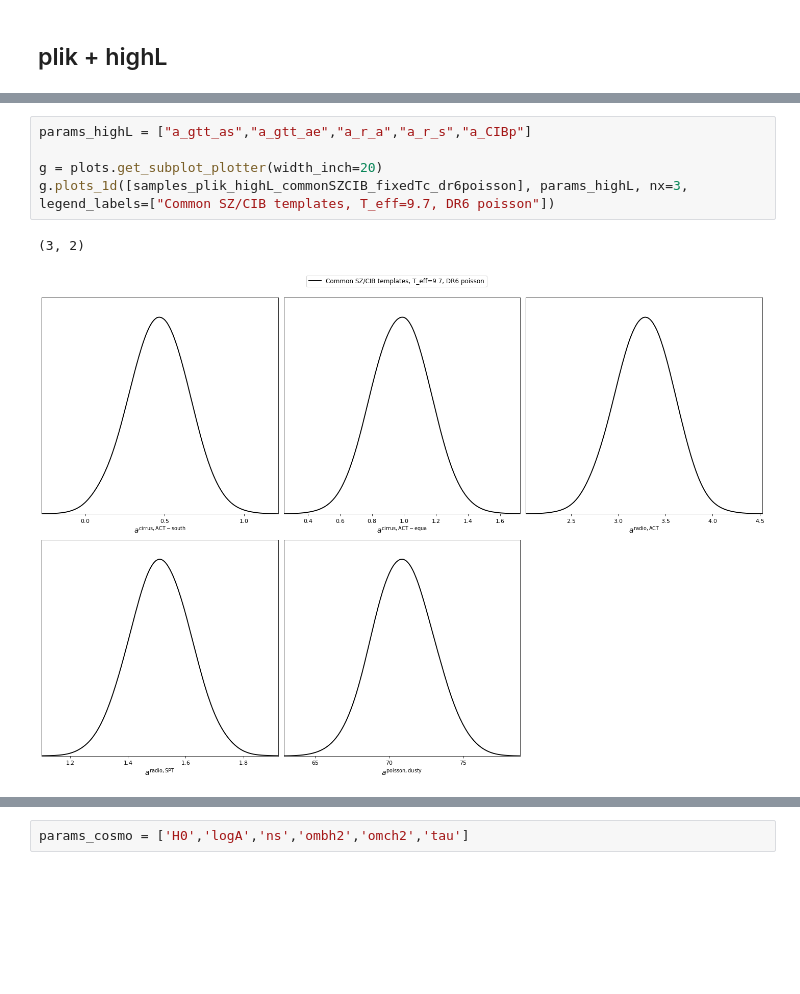
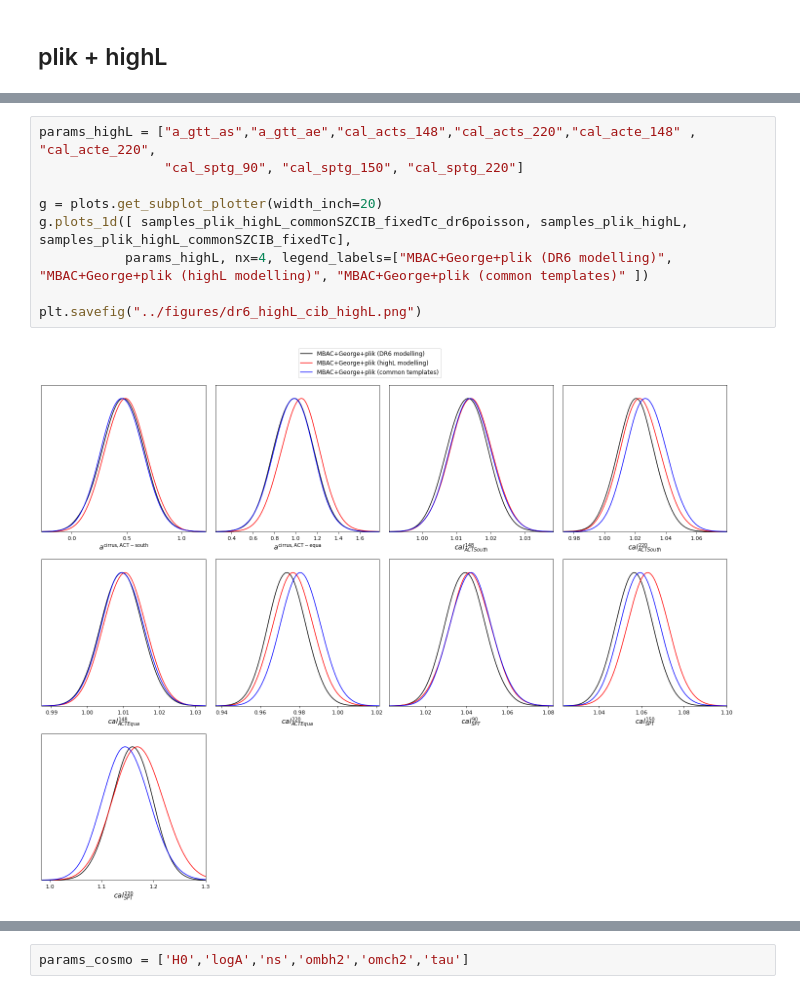
Before and after one commit to beringueb/DR6_fgmodels, a Jupyter notebook: notebooks/Plots.ipynb, the cells around one changed output, grey strips where cells are left out. Drawn from its saved outputs; the diff is of its cells as text; blank space fills up the shorter version.

```diff
--- a/notebooks/Plots.ipynb
+++ b/notebooks/Plots.ipynb
@@ -90,8 +82,11 @@ g.plots_1d([ samples_plik_highL_commonSZCIB_fixedTc19, samples_plik_highL, sampl
 # %%
-params_highL = ["a_gtt_as","a_gtt_ae","a_r_a","a_r_s","a_CIBp"]
+params_highL = ["a_gtt_as","a_gtt_ae","cal_acts_148","cal_acts_220","cal_acte_148" , "cal_acte_220",
+                "cal_sptg_90", "cal_sptg_150", "cal_sptg_220"]
 
 g = plots.get_subplot_plotter(width_inch=20)
-g.plots_1d([samples_plik_highL_commonSZCIB_fixedTc_dr6poisson], params_highL, nx=3, legend_labels=["Common SZ/CIB templates, T_eff=9.7, DR6 poisson"])
+g.plots_1d([ samples_plik_highL_commonSZCIB_fixedTc_dr6poisson, samples_plik_highL, samples_plik_highL_commonSZCIB_fixedTc],
+           params_highL, nx=4, legend_labels=["MBAC+George+plik (DR6 modelling)", "MBAC+George+plik (highL modelling)", "MBAC+George+plik (common templates)" ])
+
+plt.savefig("../figures/dr6_highL_cib_highL.png")
 # %% [output]
-(3, 2)
-[figure, old version]
+[figure, new version]
```
Also changed, not shown: parts of 8 cells of this notebook, 19 other files.
